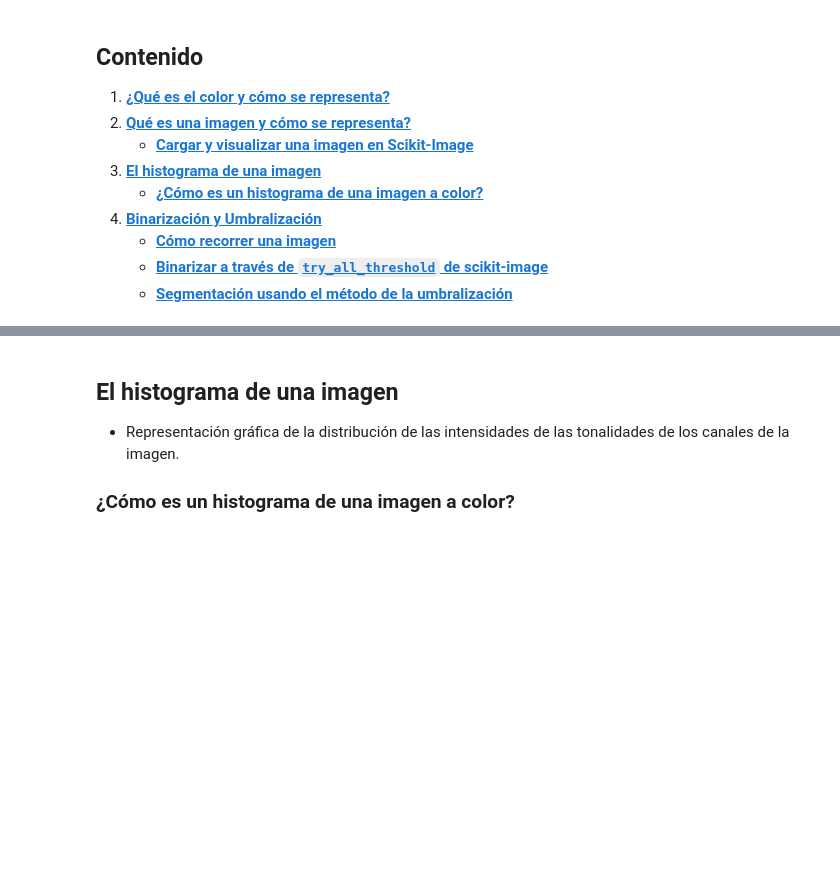
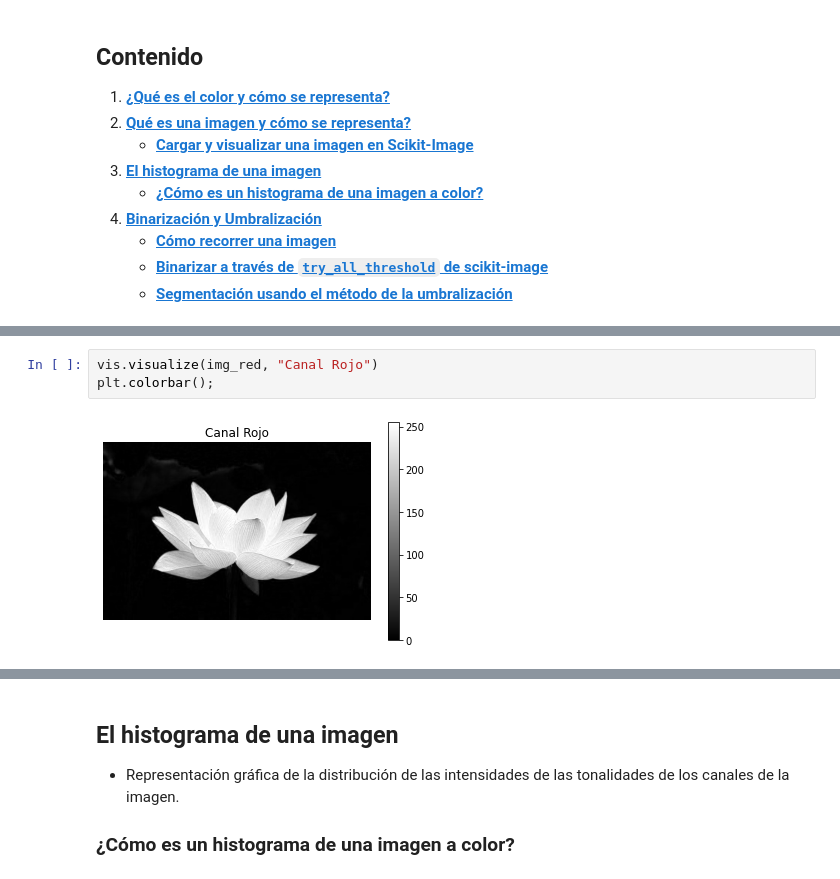
Before and after one commit to jpcano1/ISIS_4825_taller_3, a Jupyter notebook: bootcamp/Scikit_image_Bootcamp.ipynb, the cells around one changed output, grey strips where cells are left out. Drawn from its saved outputs; the diff is of its cells as text; blank space fills up the shorter version.

```diff
--- a/bootcamp/Scikit_image_Bootcamp.ipynb
+++ b/bootcamp/Scikit_image_Bootcamp.ipynb
@@ -39,0 +72,5 @@ $$\begin{bmatrix} C\\[0.3em] M\\[0.3em] Y
+# %%
+vis.visualize(img_red, "Canal Rojo")
+plt.colorbar();
+# %% [output]
+[figure, added]
```
Also changed, not shown: parts of 16 cells of this notebook.
